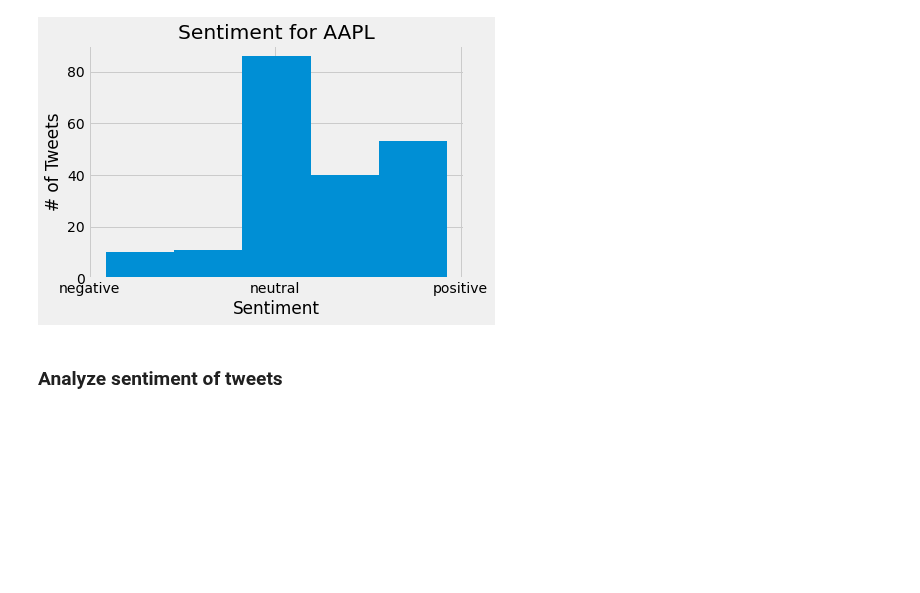
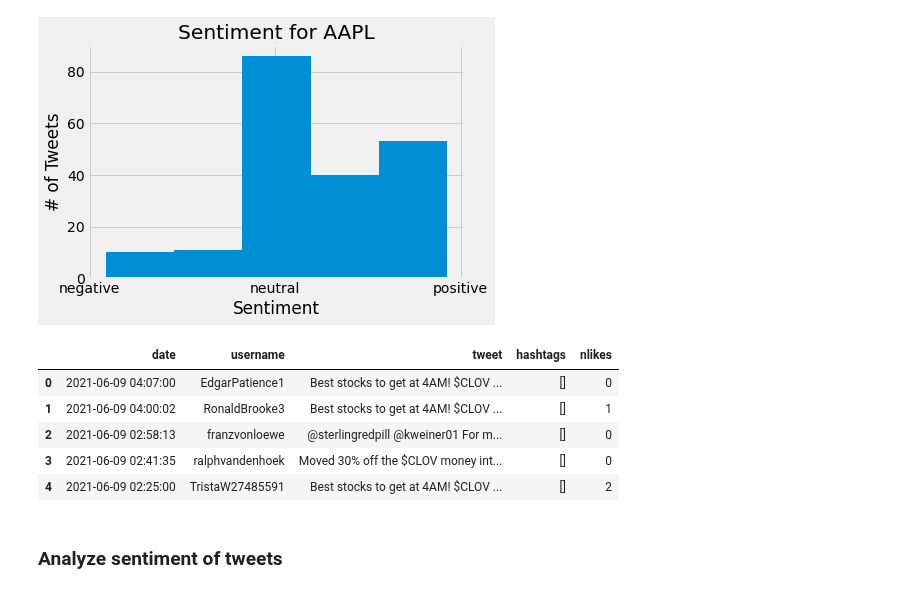
Before and after one commit to ghcn345/Stock-Market-Prediction, a Jupyter notebook: stock_market_NLP.ipynb, the cells around one changed output. Drawn from its saved outputs; the diff is of its cells as text; code cells hidden in the pictures; blank space fills up the shorter version.

```diff
--- a/stock_market_NLP.ipynb
+++ b/stock_market_NLP.ipynb
@@ -130,6 +130,20 @@ plt.ylabel("# of Tweets")
 # %% [output]
 Text(0, 0.5, '# of Tweets')
 [figure]
+# %%
+def twint_to_pandas(columns):
+    return twint.output.panda.Tweets_df[columns]
+# %%
+df_pd = twint_to_pandas(["date", "username", "tweet", "hashtags", "nlikes"])
+# %%
+df_pd.head()
+# %% [output]
+|  | date | username | tweet | hashtags | nlikes |
+| 0 | 2021-06-09 04:07:00 | EdgarPatience1 | Best stocks to get at 4AM! $CLOV ... | [] | 0 |
+| 1 | 2021-06-09 04:00:02 | RonaldBrooke3 | Best stocks to get at 4AM! $CLOV ... | [] | 1 |
+| 2 | 2021-06-09 02:58:13 | franzvonloewe | @sterlingredpill @kweiner01 For m... | [] | 0 |
+| 3 | 2021-06-09 02:41:35 | ralphvandenhoek | Moved 30% off the $CLOV money int... | [] | 0 |
+| 4 | 2021-06-09 02:25:00 | TristaW27485591 | Best stocks to get at 4AM! $CLOV ... | [] | 2 |
 # %% [markdown]
 ### Analyze sentiment of tweets
 # %%
```
Also changed, not shown: parts of 1 cell of this notebook.
